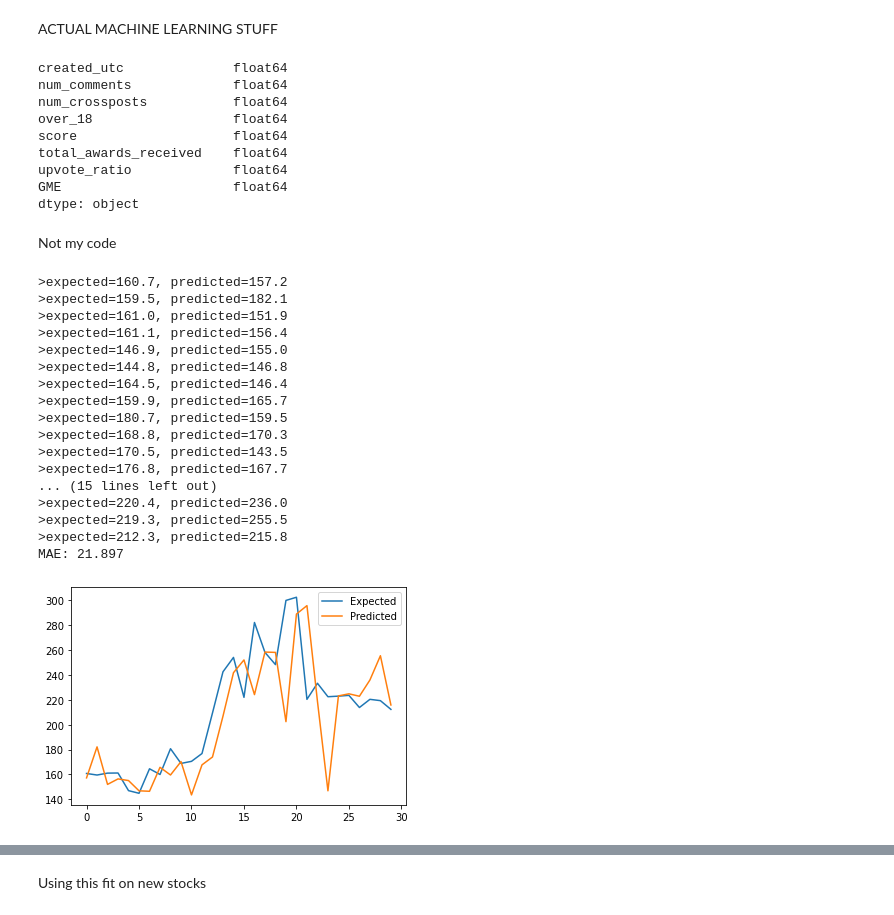
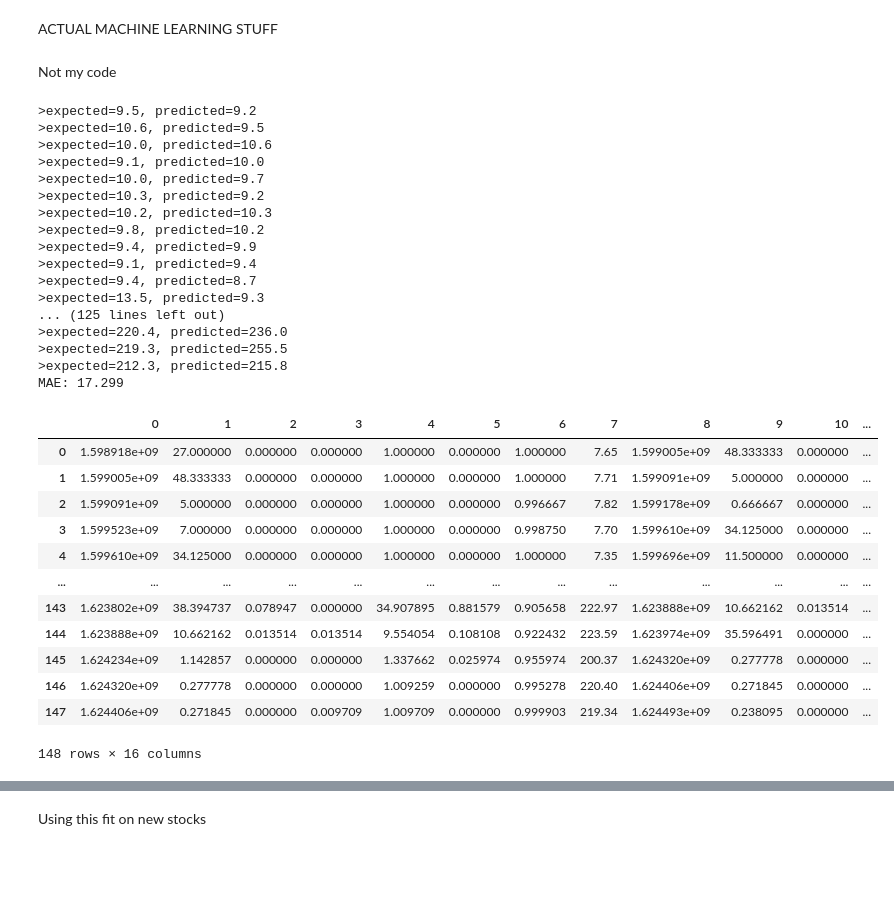
Before and after one commit to SaberQ19/socioPhysics_DiamondHands, a Jupyter notebook: xgBoost.ipynb, the cells around one changed output, grey strips where cells are left out. Saved outputs shown, nothing was run; the diff lists cells and outputs as text; code cells hidden in the pictures; blank space fills up the shorter version.

```diff
--- a/xgBoost.ipynb
+++ b/xgBoost.ipynb
@@ -181,17 +168,15 @@ combined_df.insert(combined_df.shape[1]-1, 'GME', combined_df.pop('GME'))
 #Convert time to float
 combined_df['created_utc'] = combined_df['created_utc'].apply(lambda x: x.timestamp())
 
-combined_df.dtypes
+
+
+
+stocktest = 'BBBY'
+combined_dftest = daily_mean_Posts.join(prices[stocktest]).reset_index()
+combined_dftest.rename(columns={'index': 'created_utc'}, inplace=True)
+combined_dftest.insert(combined_dftest.shape[1]-1, stocktest, combined_dftest.pop(stocktest))
+#Convert time to float
+combined_dftest['created_utc'] = combined_dftest['created_utc'].apply(lambda x: x.timestamp())
-# %% [output]
-created_utc              float64
-num_comments             float64
-num_crossposts           float64
-over_18                  float64
-score                    float64
-total_awards_received    float64
-upvote_ratio             float64
-GME                      float64
-dtype: object
 # %% [markdown]
 Not my code
 # %%
@@ -226,6 +211,7 @@ def series_to_supervised(data, n_in=1, n_out=1, dropnan=True):
 def train_test_split(data, n_test):
 	return data[:-n_test, :], data[-n_test:, :]
 
+model = XGBRegressor(objective='reg:squarederror', n_estimators=1000)
 # fit an xgboost model and make a one step prediction
 def xgboost_forecast(train, testX):
 	# transform list into array
@@ -233,7 +219,7 @@ def xgboost_forecast(train, testX):
 	# split into input and output columns
 	trainX, trainy = train[:, :-1], train[:, -1]
 	# fit model
-	model = XGBRegressor(objective='reg:squarederror', n_estimators=1000)
+	model
 	model.fit(trainX, trainy)
 	# make a one-step prediction
 	yhat = model.predict(asarray([testX]))
@@ -267,29 +253,39 @@ def walk_forward_validation(data, n_test):
 # transform the time series data into supervised learning
 data = series_to_supervised(combined_df, n_in=1)
 # evaluate
-mae, y, yhat = walk_forward_validation(data, 30)
+mae, y, yhat = walk_forward_validation(data, 140)
 print('MAE: %.3f' % mae)
-# plot expected vs preducted
-pyplot.plot(y, label='Expected')
-pyplot.plot(yhat, label='Predicted')
-pyplot.legend()
-pyplot.show()
 # %% [output]
->expected=160.7, predicted=157.2
->expected=159.5, predicted=182.1
->expected=161.0, predicted=151.9
->expected=161.1, predicted=156.4
->expected=146.9, predicted=155.0
->expected=144.8, predicted=146.8
->expected=164.5, predicted=146.4
->expected=159.9, predicted=165.7
->expected=180.7, predicted=159.5
->expected=168.8, predicted=170.3
->expected=170.5, predicted=143.5
->expected=176.8, predicted=167.7
-... (15 lines left out)
+>expected=9.5, predicted=9.2
+>expected=10.6, predicted=9.5
+>expected=10.0, predicted=10.6
+>expected=9.1, predicted=10.0
+>expected=10.0, predicted=9.7
+>expected=10.3, predicted=9.2
+>expected=10.2, predicted=10.3
+>expected=9.8, predicted=10.2
+>expected=9.4, predicted=9.9
+>expected=9.1, predicted=9.4
+>expected=9.4, predicted=8.7
+>expected=13.5, predicted=9.3
+... (125 lines left out)
 >expected=220.4, predicted=236.0
 >expected=219.3, predicted=255.5
 >expected=212.3, predicted=215.8
-MAE: 21.897
+MAE: 17.299
-[figure, removed]
+# %%
+pd.DataFrame(data)
+# %% [output]
+|  | 0 | 1 | 2 | 3 | 4 | 5 | 6 | 7 | 8 | 9 | 10 | ... |
+| 0 | 1.598918e+09 | 27.000000 | 0.000000 | 0.000000 | 1.000000 | 0.000000 | 1.000000 | 7.65 | 1.599005e+09 | 48.333333 | 0.000000 | ... |
+| 1 | 1.599005e+09 | 48.333333 | 0.000000 | 0.000000 | 1.000000 | 0.000000 | 1.000000 | 7.71 | 1.599091e+09 | 5.000000 | 0.000000 | ... |
+| 2 | 1.599091e+09 | 5.000000 | 0.000000 | 0.000000 | 1.000000 | 0.000000 | 0.996667 | 7.82 | 1.599178e+09 | 0.666667 | 0.000000 | ... |
+| 3 | 1.599523e+09 | 7.000000 | 0.000000 | 0.000000 | 1.000000 | 0.000000 | 0.998750 | 7.70 | 1.599610e+09 | 34.125000 | 0.000000 | ... |
+| 4 | 1.599610e+09 | 34.125000 | 0.000000 | 0.000000 | 1.000000 | 0.000000 | 1.000000 | 7.35 | 1.599696e+09 | 11.500000 | 0.000000 | ... |
+| ... | ... | ... | ... | ... | ... | ... | ... | ... | ... | ... | ... | ... |
+| 143 | 1.623802e+09 | 38.394737 | 0.078947 | 0.000000 | 34.907895 | 0.881579 | 0.905658 | 222.97 | 1.623888e+09 | 10.662162 | 0.013514 | ... |
+| 144 | 1.623888e+09 | 10.662162 | 0.013514 | 0.013514 | 9.554054 | 0.108108 | 0.922432 | 223.59 | 1.623974e+09 | 35.596491 | 0.000000 | ... |
+| 145 | 1.624234e+09 | 1.142857 | 0.000000 | 0.000000 | 1.337662 | 0.025974 | 0.955974 | 200.37 | 1.624320e+09 | 0.277778 | 0.000000 | ... |
+| 146 | 1.624320e+09 | 0.277778 | 0.000000 | 0.000000 | 1.009259 | 0.000000 | 0.995278 | 220.40 | 1.624406e+09 | 0.271845 | 0.000000 | ... |
+| 147 | 1.624406e+09 | 0.271845 | 0.000000 | 0.009709 | 1.009709 | 0.000000 | 0.999903 | 219.34 | 1.624493e+09 | 0.238095 | 0.000000 | ... |
+148 rows × 16 columns
```
Also changed, not shown: parts of 12 cells of this notebook, 3 other files.
